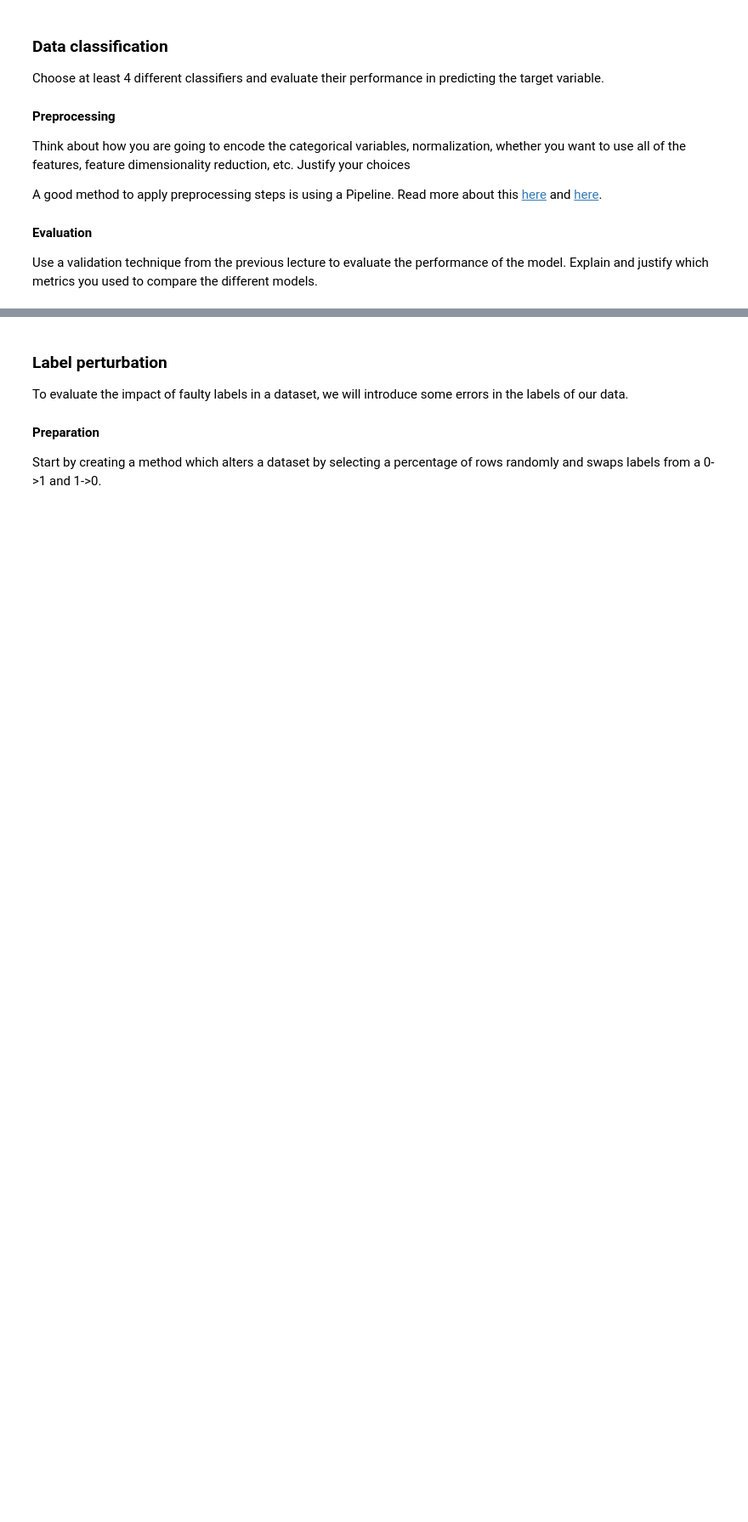
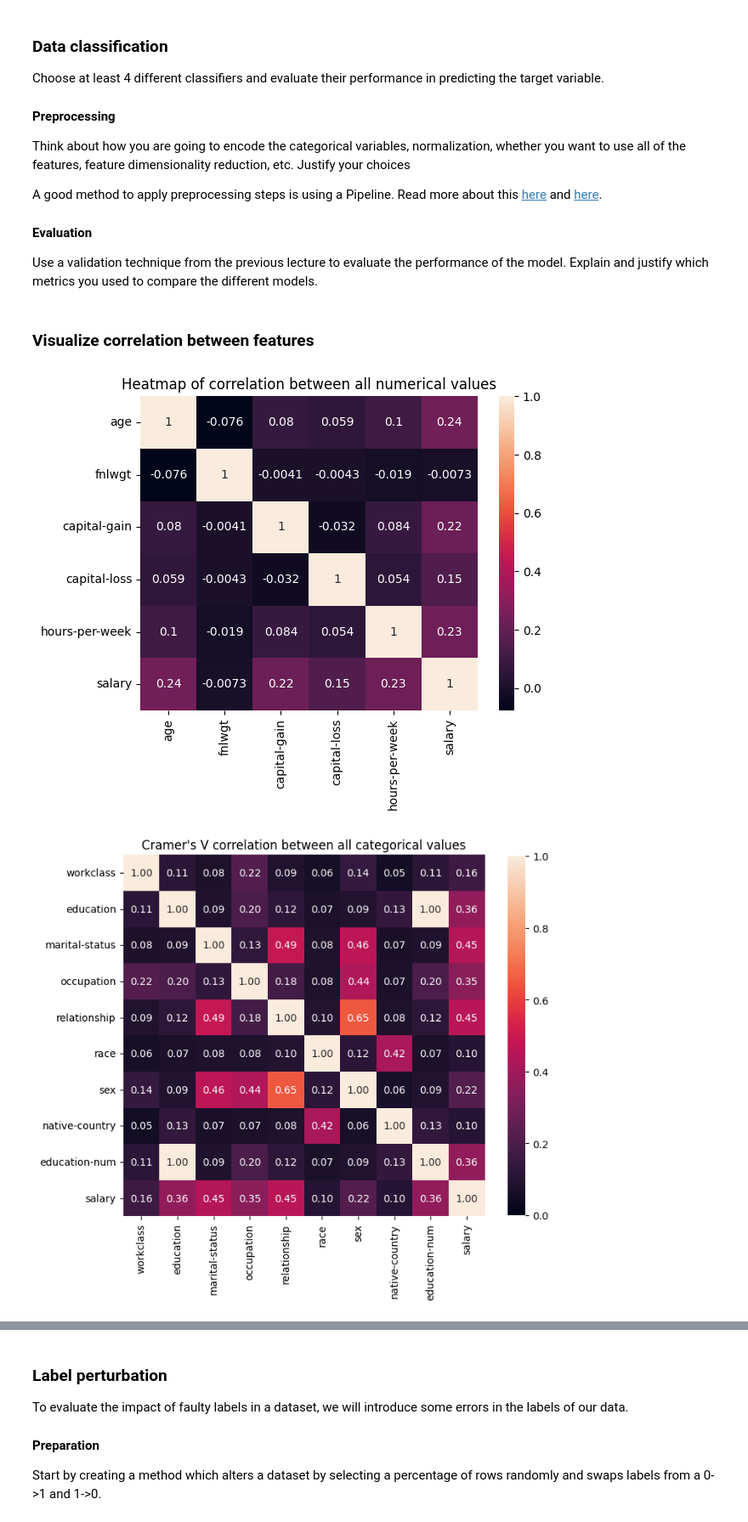
Before and after one commit to shirleyxindi/dme-1, a Jupyter notebook: Assignment_part1 V2.ipynb, the cells around one changed output, grey strips where cells are left out. Shown at 85% size. Drawn from its saved outputs; the diff is of its cells as text; code cells hidden in the pictures; blank space fills up the shorter version.

```diff
--- a/Assignment_part1 V2.ipynb
+++ b/Assignment_part1 V2.ipynb
@@ -68 +84,64 @@ import matplotlib.pyplot as plt
+# %% [markdown]
+### Visualize correlation between features
+# %%
+# show the correlation between different features including target variable
+def visualize_numerical(data):
+    all_nums = ['age', 'fnlwgt', 'capital-gain', 'capital-loss', 'hours-per-week']
+    ct = ColumnTransformer([('num', RobustScaler(), all_nums)])
+    X = ct.fit_transform(data.drop('salary', axis=1))
+    # create dataframe with same columns as X
+    X_df = pd.DataFrame(X, columns= all_nums)
+    X_df['salary'] = y
+
+    corr = X_df.corr()
+
+    # use seaborn heatmap to visualize the correlation
+    sns.heatmap(corr, annot=True)
+    plt.title('Heatmap of correlation between all numerical values')
+    plt.savefig('numerical_corr', dpi=300, bbox_inches='tight')
+
+def cramers_V(var1,var2) :
+  crosstab =np.array(pd.crosstab(var1,var2, rownames=None, colnames=None))
+  stat = ss.chi2_contingency(crosstab)[0]
+  obs = np.sum(crosstab)
+  mini = min(crosstab.shape)-1
+  return np.sqrt(stat/(obs*mini))
+
+# show the correlation between different features including target variable
+def visualize_cat_corr(data):
+    all_cats = [
+        'workclass',
+        'education',
+        'marital-status',
+        'occupation',
+        'relationship',
+        'race',
+        'sex',
+        'native-country',
+        'education-num'
+    ]
+    data_le = LabelEncoder()
+    vis_cats = all_cats + ["salary"]
+    car_data = pd.DataFrame()
+    for c in vis_cats:
+        car_data[c] = data_le.fit_transform(data[c])
+    df_cat = data[vis_cats]
+    result = pd.DataFrame(index=vis_cats)
+    for cat_1 in vis_cats:
+        row = []
+        for cat_2 in vis_cats:
+            cr = cramers_V(df_cat[cat_1], df_cat[cat_2])
+            row.append(cr)
+        result[cat_1] = row
+
+    plt.figure(figsize=(8,8))
+    sns.heatmap(result, vmin=0., vmax=1, square=True, annot=True, fmt=".2f", cbar_kws={"shrink": 0.8})
+    plt.title("Cramer's V correlation between all categorical values")
+    plt.savefig('categorical_corr', dpi=300, bbox_inches='tight')
+
+visualize_numerical(data)
+visualize_cat_corr(data)
+# %% [output]
+[figure, added]
+[figure, added]
 # %%
```
Also changed, not shown: parts of 9 cells of this notebook, 3 other files.
